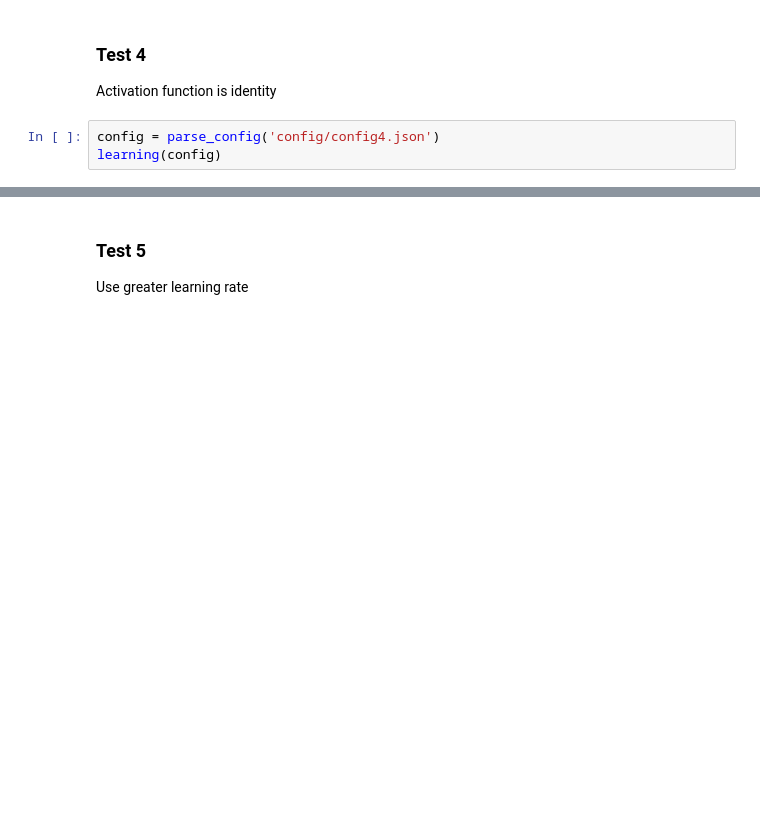
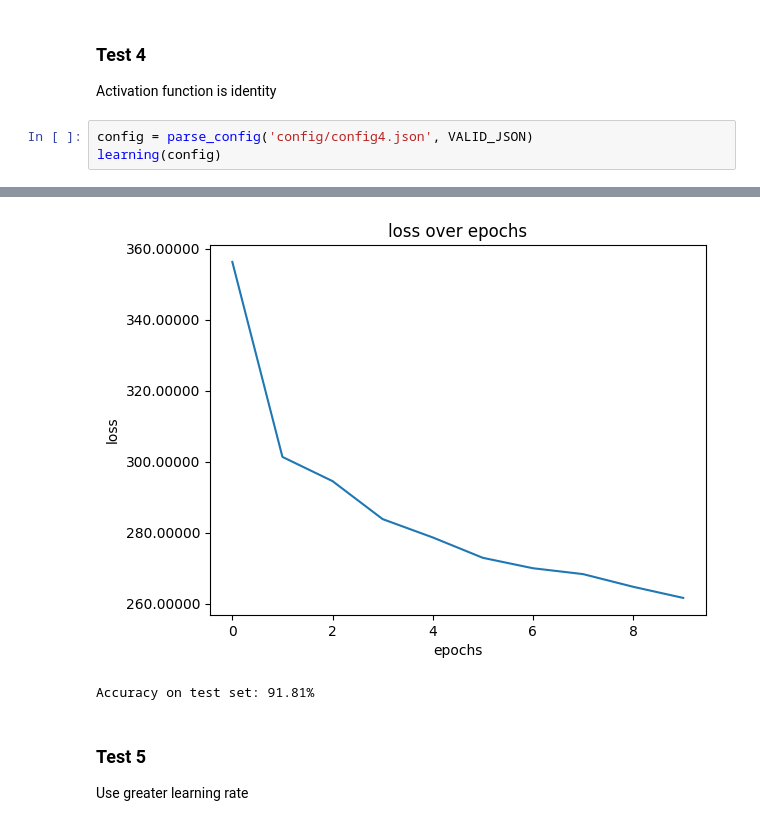
Before and after one commit to SmeysyaHromche/ML, a Jupyter notebook: nn_mnist/nn_mnist.ipynb, the cells around one changed output, grey strips where cells are left out. Cells and saved outputs as stored; diff of their text form; blank space fills up the shorter version.

```diff
--- a/nn_mnist/nn_mnist.ipynb
+++ b/nn_mnist/nn_mnist.ipynb
@@ -157,5 +254,6 @@ learning(config)
 ### Test 4
 Activation function is identity
 # %%
-config = parse_config('config/config4.json')
+config = parse_config('config/config4.json', VALID_JSON)
 learning(config)
+# %% [output]
@@ -162,3 +270,5 @@ learning(config)
+[figure, added]
+Accuracy on test set: 91.81%
 # %% [markdown]
 ### Test 5
 Use greater learning rate
```
Also changed, not shown: parts of 21 cells of this notebook.
